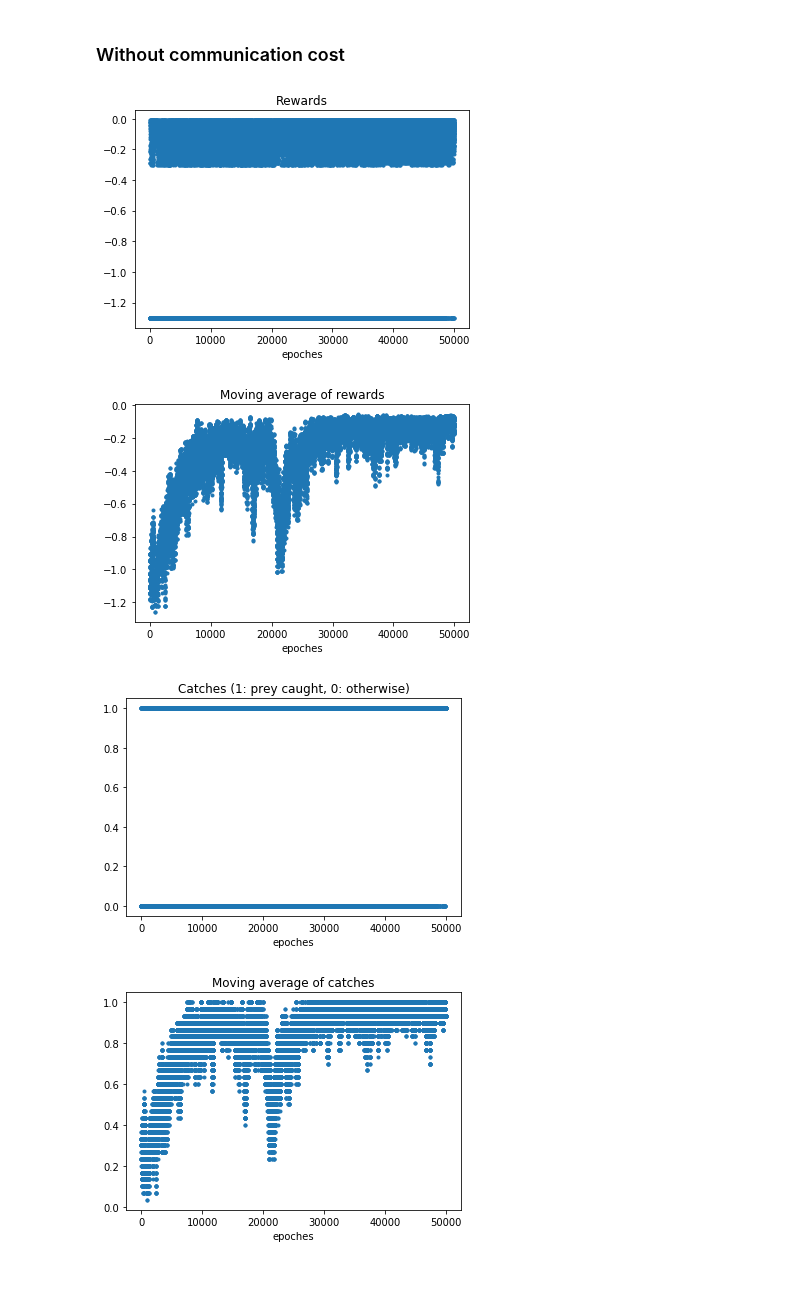
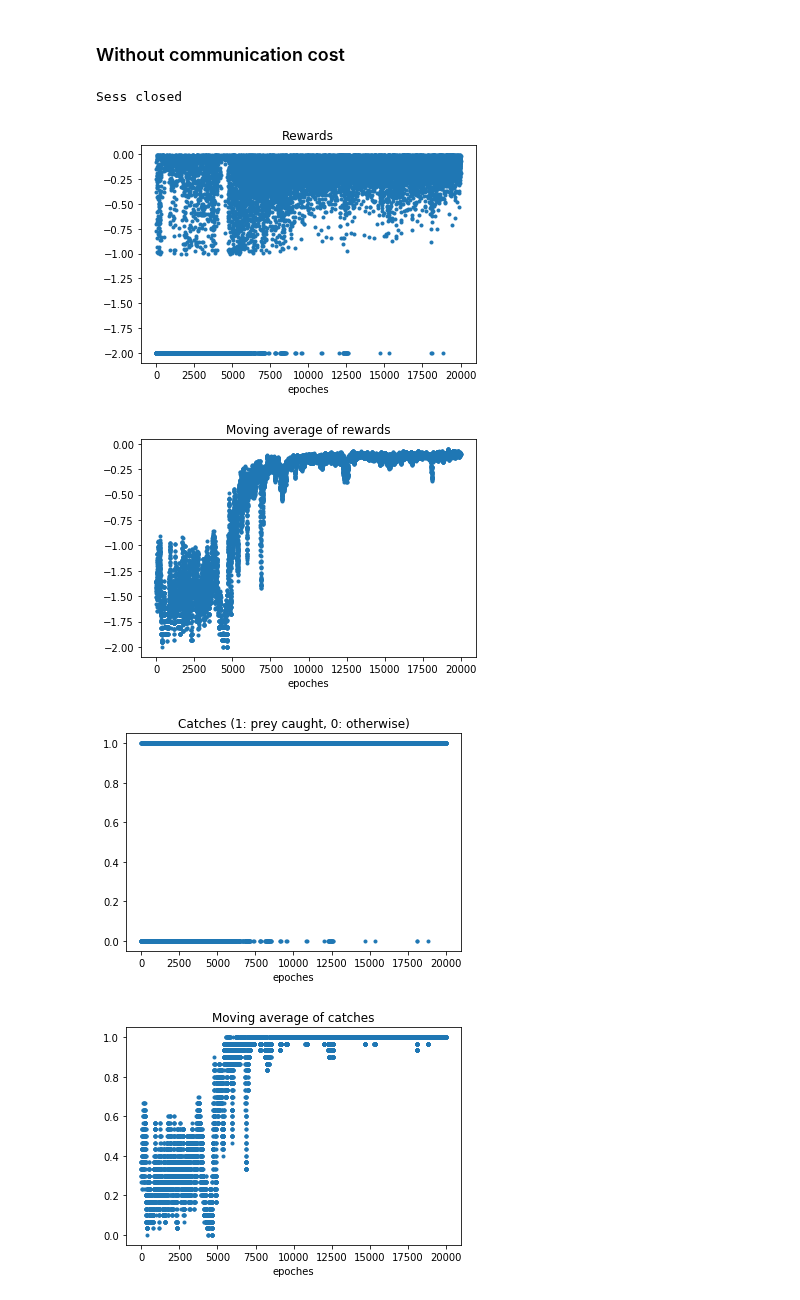
Before and after one commit to felixgaschi/learning-multiagent-communication, a Jupyter notebook: CommNet.ipynb, the cells around one changed output. Saved outputs shown, nothing was run; the diff lists cells and outputs as text; code cells hidden in the pictures.

```diff
--- a/CommNet.ipynb
+++ b/CommNet.ipynb
@@ -134,8 +132,8 @@ from utils import plot_episode
 # %%
 N = 3
 grid_size = 5
-T = 30
-n_episodes = 50000
+T = 100
+n_episodes = 20000
 
 if "sess" in locals():
     sess.close()
@@ -151,34 +149,35 @@ history = commNet.reinforce_train(env, n_episodes=n_episodes, T=T)
 W = 30
 
 plt.title("Rewards")
 plt.plot(history['reward'], '.')
 plt.xlabel('epoches')
 plt.show()
 
 plt.title("Moving average of rewards")
 plt.plot(np.convolve(history['reward'], np.ones(W), 'valid')/W, '.')
 plt.xlabel('epoches')
 plt.show()
 
 plt.title("Catches (1: prey caught, 0: otherwise)")
 plt.plot(history['terminal_state'], '.')
 plt.xlabel('epoches')
 plt.show()
 
 plt.title("Moving average of catches")
 plt.plot(np.convolve(history['terminal_state'],
                      np.ones(W), 'valid')/W, '.')
 plt.xlabel('epoches')
 plt.show()
 
 plt.title("loss")
 plt.plot(history['loss'], '.')
 plt.xlabel('epoches')
 plt.show()
 
 commNet.get_stats(100, T, env)
 # %% [output]
+Sess closed
-[figure, old version]
+[figure, new version]
-[figure, old version]
+[figure, new version]
-[figure, old version]
+[figure, new version]
-[figure, old version]
+[figure, new version]
```
Also changed, not shown: parts of 12 cells of this notebook.
